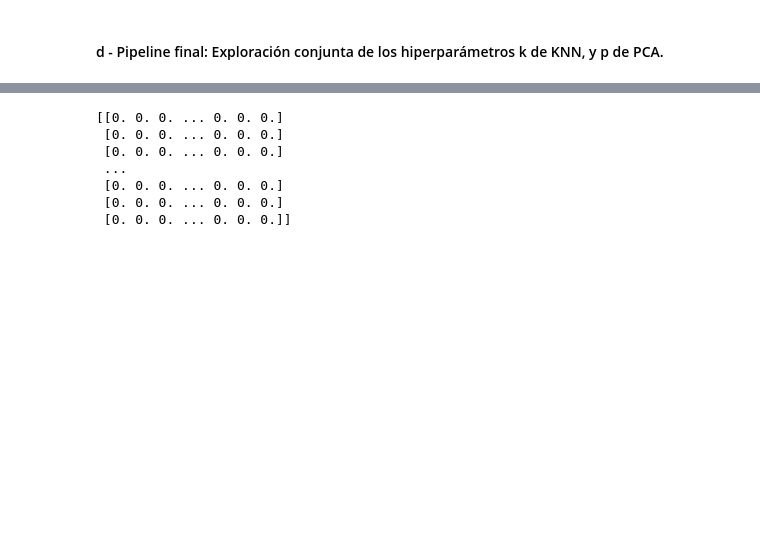
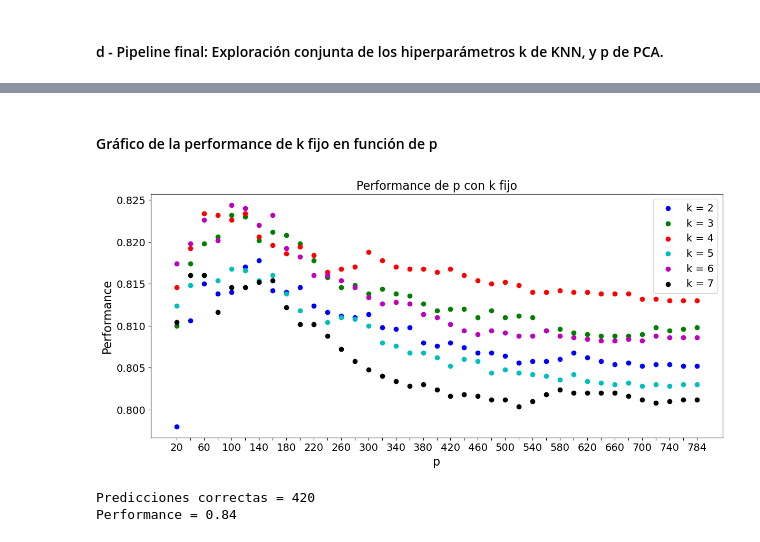
Before and after one commit to agFrenk/Metodos-TP, a Jupyter notebook: TP2/resolucion.ipynb, the cells around one changed output, grey strips where cells are left out. Drawn from its saved outputs; the diff is of its cells as text; code cells hidden in the pictures; blank space fills up the shorter version.

```diff
--- a/TP2/resolucion.ipynb
+++ b/TP2/resolucion.ipynb
@@ -563,11 +595,39 @@ for i in range(5):
+# %% [markdown]
+#### Gráfico de la performance de k fijo en función de p
+# %%
+colors = ['b', 'g', 'r', 'c', 'm', 'black']
+# fig, axs = plt.subplots(nrows=1, ncols=5, figsize=(20, 4))
+# Datos aleatorios para cada subgráfico
+# fig.suptitle("analisis de la performance en funcion de p, con k fijo")
+
+plt.figure(figsize=(14, 6))
+for i, lista in enumerate(performances):
+    x = range(len(lista[1:]))  # Generar valores de x
+    y = lista[1:]
+    plt.scatter(x, y, color=colors[i], label=f'k = {ks[i]}')
+
+x_ticks = range(len(ps[1:]))
+x_labels = [p if i % 2 == 0 else '' for i, p in enumerate(ps[1:])]
+
+plt.xticks(ticks=x_ticks, labels=x_labels, fontsize=14)
+plt.title('Performance de p con k fijo', fontsize=16)
+plt.yticks(fontsize=14)
+plt.xlabel('p', fontsize=16)
+plt.ylabel('Performance', fontsize=16)
+plt.legend(fontsize=14)
+plt.savefig("performance_de_p_con_k_fijo")
+plt.show()
+# %% [output]
+[figure, added]
 # %%
 def training_vs_test(best_k, best_p):
     # PCA sobre los datos de entrenamiento
-    V, D = pca(X_train)
+    V, D = pca(X_train, 10000, 1e-7)
     # Reduccion de datos de entrenamiento a P componentes
-    X_train_p = X_train @ V[:,best_p]
+    X_train_p = X_train @ V[:, :best_p]
     # Distancias entre las imágenes en X_ test y  X_train_p
-    distances_matrix = distanceMatrix(X_test, X_train_p)
+    X_test_p = X_test @ V[:, :best_p]
+    distances_matrix = distanceMatrix(X_test_p, X_train_p)
     # KNN utilizando el best_k
     res_knn = knn(best_k, distances_matrix, 0, len(distances_matrix))
     # Medimos exactitud
@@ -577,14 +637,7 @@ def training_vs_test(best_k, best_p):
     print("Predicciones correctas =", correctos)
     print("Performance =", exactitud)
 
-image_recognizer()
+training_vs_test(ks[indice_max_fila_columna[0]], ps[indice_max_fila_columna[1]])
+# %% [output]
+Predicciones correctas = 420
+Performance = 0.84
-# %%
-print(X_train)
-# %% [output]
-[[0. 0. 0. ... 0. 0. 0.]
- [0. 0. 0. ... 0. 0. 0.]
- [0. 0. 0. ... 0. 0. 0.]
- ...
- [0. 0. 0. ... 0. 0. 0.]
- [0. 0. 0. ... 0. 0. 0.]
- [0. 0. 0. ... 0. 0. 0.]]
```
Also changed, not shown: parts of 30 cells of this notebook, 20 other files.
